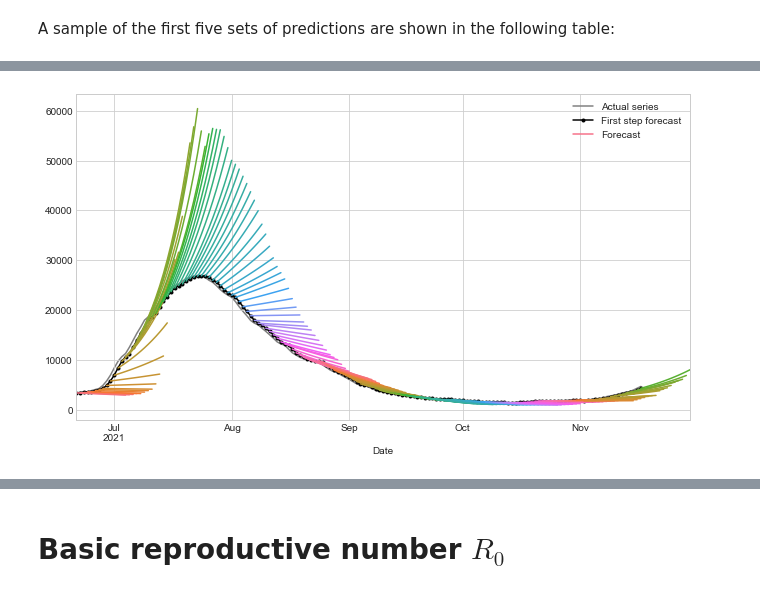
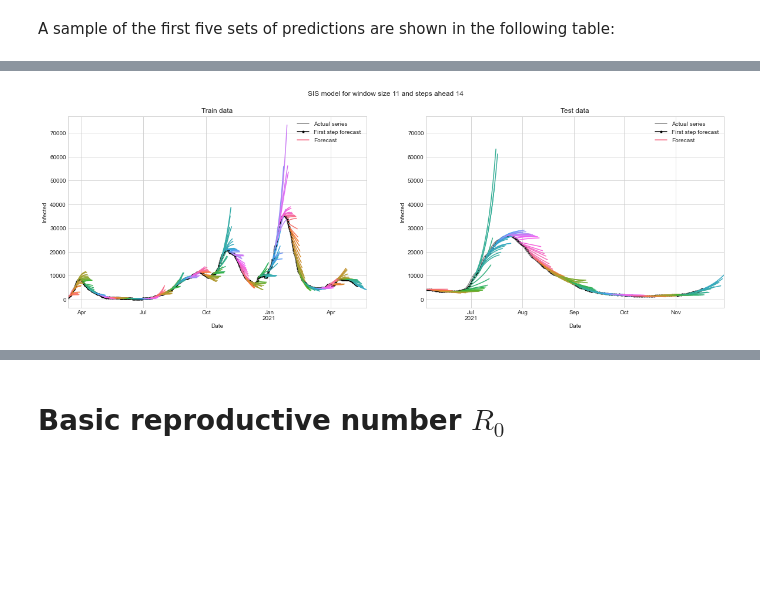
Before and after one commit to marialonsogar/COVID-Dynamics-Model-Comparison, a Jupyter notebook: modeling/SIS-COVID-Spain.ipynb, the cells around one changed output, grey strips where cells are left out. Cells and saved outputs as stored; diff of their text form; code cells hidden in the pictures; blank space fills up the shorter version.

Commit message:
models updated

```diff
--- a/modeling/SIS-COVID-Spain.ipynb
+++ b/modeling/SIS-COVID-Spain.ipynb
@@ -306,6 +303,9 @@ class WindowFit:
         Args:
             max_subplots (int): maximum number of subplots to plot
         """
+        # seed to replicate results
+        np.random.seed(seed)
+
         example_windows = [self.random_windows(return_baseline=True) for _ in range(max_subplots)]
 
         for train_window, test_window, baseline_window in example_windows:
@@ -337,7 +337,6 @@ class WindowFit:
             window = self.train[:, i]
             _, I_pred = self.fit_predict(window, return_only_predictions=True)
             predictions.append(I_pred[(horizon-1)])
-            print('train_window: ', i)
         return np.array(predictions)
 
     def get_predictions_df(self, horizon=None, subset=None):
@@ -364,7 +363,7 @@ class WindowFit:
         Get the residuals (residuals = expected_value-forecast_value) for a time horizon of 'horizon'
         """
         I_pred_total = self.get_all_predictions(horizon)
-        I_true = self.test[:, horizon-1][1]
+        I_true = self.test[1][:, horizon-1]
         return I_true - I_pred_total # forecast errors
 
     def evaluate(self):
@@ -378,7 +377,6 @@ class WindowFit:
             sir_step_evaluation, baseline_step_evaluation = {}, {}
 
             test_step = self.test[1][:, i]
-            print('step:', i+1)
             predicted_step = self.get_all_predictions(horizon=i+1)
             baseline_step = self.baseline[1][:, i]
 
@@ -568,16 +558,18 @@ plt.show()
+# %%
+best_window_size = 11
 # %% [markdown]
 ## Forecasts exploration
 
 The predictions generated are now explored to visually study the results. The predictions on the test set, which will be used to compare this model with other models, will be studied.
 # %%
 # define a window for test data
-w_test = WindowFit(window_size=28, steps_ahead=14, data=test_data, eval_mode='WF')
+w_test = WindowFit(window_size=best_window_size, steps_ahead=14, data=test_data, eval_mode='WF')
 # get a dataframe with all predictions per step
-y_fit = w_test.get_predictions_df(subset='test')
+y_fit_test = w_test.get_predictions_df(subset='test')
 # %%
 # same for train subset if necessary
-w_train = WindowFit(window_size=28, steps_ahead=14, data=train_data, eval_mode='WF')
-y_fit = w_train.get_predictions_df(subset='train')
+w_train = WindowFit(window_size=best_window_size, steps_ahead=14, data=train_data, eval_mode='WF')
+y_fit_train = w_train.get_predictions_df(subset='train')
 # %% [markdown]
 A sample of the first five sets of predictions are shown in the following table:
 # %%
@@ -593,10 +585,34 @@ y_fit.head(5)
 # %%
 palette = dict(palette='husl', n_colors=64)
-fig, ax1 = plt.subplots(1, 1, figsize=(11, 6))
-ax1 = df['Infected'][y_fit.index].plot(color='grey', zorder=0, ax=ax1)
-y_fit['y_step_1'].plot(ax=ax1, color='k', style='.-', legend='First Forecast')
-plot_multistep(y_fit, ax=ax1, palette_kwargs=palette)
+# fig, ax1 = plt.subplots(1, 1, figsize=(11, 6))
+fig, (ax1, ax2) = plt.subplots(1, 2, figsize=(20, 6))
+
+# train data
+ax1 = df['Infected'][y_fit_train.index].plot(color='grey', zorder=0, ax=ax1)
+y_fit_train['y_step_1'].plot(ax=ax1, color='k', style='.-', legend='First Forecast')
+plot_multistep(y_fit_train, ax=ax1, palette_kwargs=palette)
 _ = ax1.legend(['Actual series', 'First step forecast', 'Forecast'])
+
+# test data
+ax2 = df['Infected'][y_fit_test.index].plot(color='grey', zorder=0, ax=ax2)
+y_fit_test['y_step_1'].plot(ax=ax2, color='k', style='.-', legend='First Forecast')
+plot_multistep(y_fit_test, ax=ax2, palette_kwargs=palette)
+_ = ax2.legend(['Actual series', 'First step forecast', 'Forecast'])
+
+# set title
+ax1.set_title('Train data')
+ax2.set_title('Test data')
+fig.suptitle('SIS model for window size 11 and steps ahead 14')
+
+# label axes
+ax1.set_xlabel('Date')
+ax1.set_ylabel('Infected')
+ax2.set_xlabel('Date')
+ax2.set_ylabel('Infected')
+
+# set same y scale for both axes
+ax2.set_ylim(ax1.get_ylim())
+
 plt.show()
 # %% [output]
-[figure, old version]
+[figure, new version]
```
Also changed, not shown: parts of 40 cells of this notebook, 3 other files.
